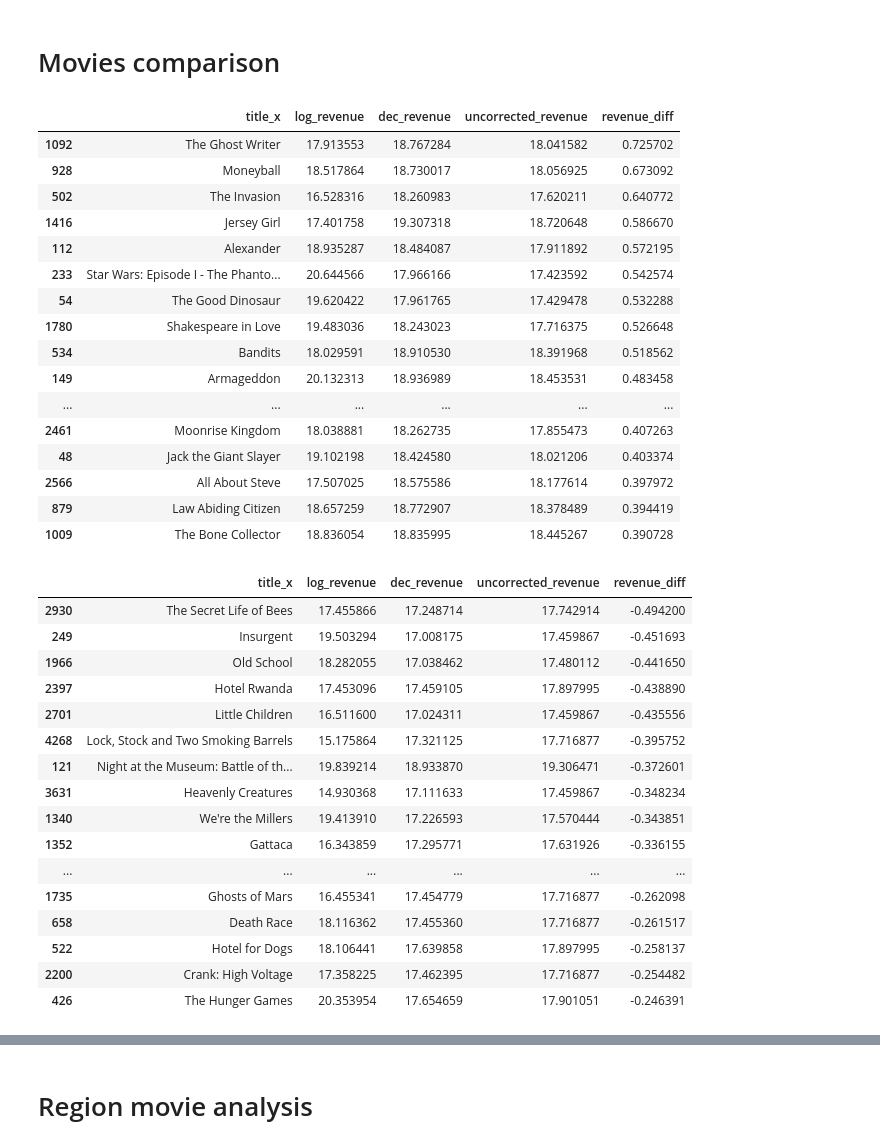
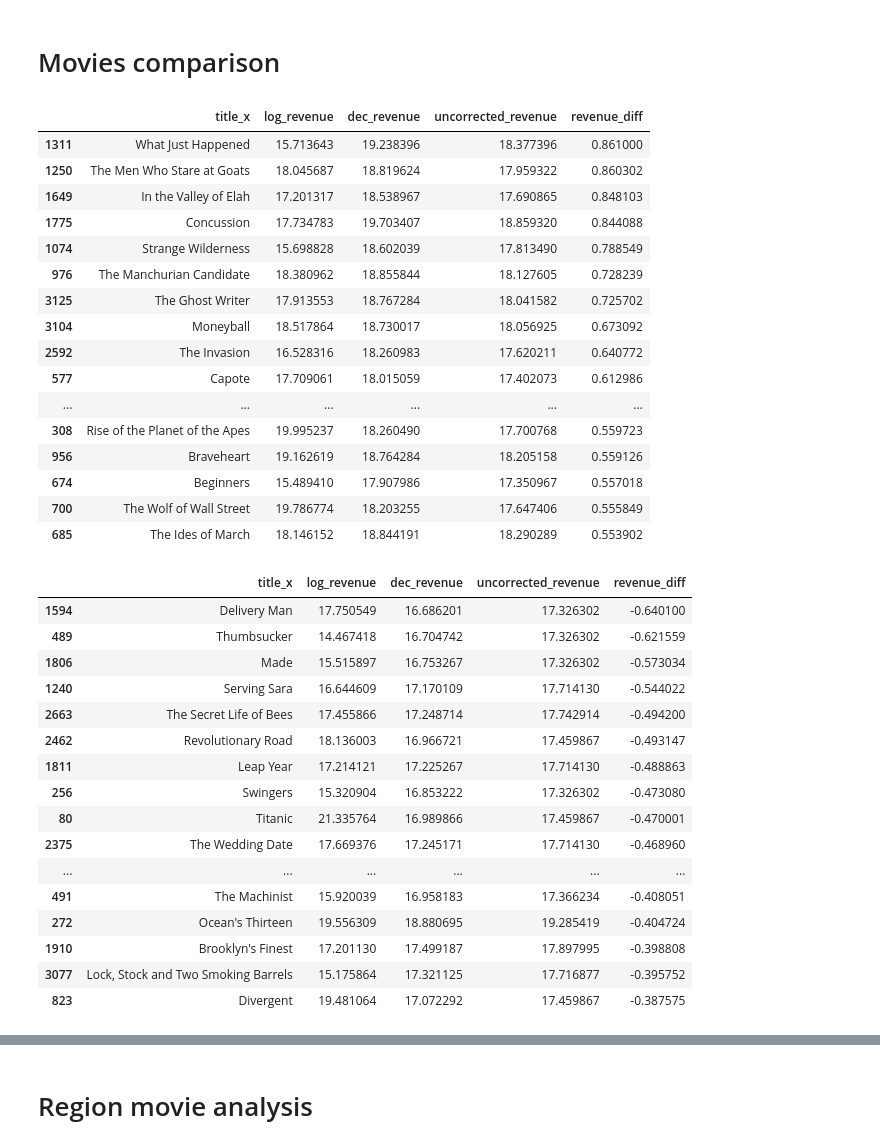
Before and after one commit to alex-medvedev-msc/FDS2020_Actors, a Jupyter notebook: report.ipynb, the cells around one changed output, grey strips where cells are left out. Drawn from its saved outputs; the diff is of its cells as text; code cells hidden in the pictures.

```diff
--- a/report.ipynb
+++ b/report.ipynb
@@ -274,51 +274,59 @@ Actors sorted by change of per-movie inlfuence caused by deconfounding
 # %%
 y_test_dec = lr_dec.predict(reg_test.numpy())
 y_test_lr = lr.predict(X_test.numpy())
 
-movies = loader.data_test.loc[:, ['title_x']]
-movies.loc[:, 'log_revenue'] = y_test.numpy()
-movies.loc[:, 'dec_revenue'] = y_test_dec
-movies.loc[:, 'uncorrected_revenue'] = y_test_lr
-movies.loc[:, 'revenue_diff'] = y_test_dec - y_test_lr
+y_train_dec = lr_dec.predict(reg_train.numpy())
+y_train_lr = lr.predict(X_train.numpy())
+
+y_dec = np.concatenate([y_train_dec, y_test_dec], axis=0)
+y_lr = np.concatenate([y_train_lr, y_test_lr], axis=0)
+
+movies = pd.concat([loader.data_train.loc[:, ['title_x']],
+                    loader.data_test.loc[:, ['title_x']]], axis=0, ignore_index=True)
+
+movies.loc[:, 'log_revenue'] = np.concatenate([y_train.numpy(), y_test.numpy()], axis=0)
+movies.loc[:, 'dec_revenue'] = y_dec
+movies.loc[:, 'uncorrected_revenue'] = y_lr
+movies.loc[:, 'revenue_diff'] = y_dec - y_lr
 movies.sort_values(by='revenue_diff', ascending=False).head(25)
 # %% [output]
 |  | title_x | log_revenue | dec_revenue | uncorrected_revenue | revenue_diff |
-| 1092 | The Ghost Writer | 17.913553 | 18.767284 | 18.041582 | 0.725702 |
-| 928 | Moneyball | 18.517864 | 18.730017 | 18.056925 | 0.673092 |
-| 502 | The Invasion | 16.528316 | 18.260983 | 17.620211 | 0.640772 |
-| 1416 | Jersey Girl | 17.401758 | 19.307318 | 18.720648 | 0.586670 |
-| 112 | Alexander | 18.935287 | 18.484087 | 17.911892 | 0.572195 |
-| 233 | Star Wars: Episode I - The Phanto... | 20.644566 | 17.966166 | 17.423592 | 0.542574 |
-| 54 | The Good Dinosaur | 19.620422 | 17.961765 | 17.429478 | 0.532288 |
-| 1780 | Shakespeare in Love | 19.483036 | 18.243023 | 17.716375 | 0.526648 |
-| 534 | Bandits | 18.029591 | 18.910530 | 18.391968 | 0.518562 |
-| 149 | Armageddon | 20.132313 | 18.936989 | 18.453531 | 0.483458 |
+| 1311 | What Just Happened | 15.713643 | 19.238396 | 18.377396 | 0.861000 |
+| 1250 | The Men Who Stare at Goats | 18.045687 | 18.819624 | 17.959322 | 0.860302 |
+| 1649 | In the Valley of Elah | 17.201317 | 18.538967 | 17.690865 | 0.848103 |
+| 1775 | Concussion | 17.734783 | 19.703407 | 18.859320 | 0.844088 |
+| 1074 | Strange Wilderness | 15.698828 | 18.602039 | 17.813490 | 0.788549 |
+| 976 | The Manchurian Candidate | 18.380962 | 18.855844 | 18.127605 | 0.728239 |
+| 3125 | The Ghost Writer | 17.913553 | 18.767284 | 18.041582 | 0.725702 |
+| 3104 | Moneyball | 18.517864 | 18.730017 | 18.056925 | 0.673092 |
+| 2592 | The Invasion | 16.528316 | 18.260983 | 17.620211 | 0.640772 |
+| 577 | Capote | 17.709061 | 18.015059 | 17.402073 | 0.612986 |
 | ... | ... | ... | ... | ... | ... |
-| 2461 | Moonrise Kingdom | 18.038881 | 18.262735 | 17.855473 | 0.407263 |
-| 48 | Jack the Giant Slayer | 19.102198 | 18.424580 | 18.021206 | 0.403374 |
-| 2566 | All About Steve | 17.507025 | 18.575586 | 18.177614 | 0.397972 |
-| 879 | Law Abiding Citizen | 18.657259 | 18.772907 | 18.378489 | 0.394419 |
-| 1009 | The Bone Collector | 18.836054 | 18.835995 | 18.445267 | 0.390728 |
+| 308 | Rise of the Planet of the Apes | 19.995237 | 18.260490 | 17.700768 | 0.559723 |
+| 956 | Braveheart | 19.162619 | 18.764284 | 18.205158 | 0.559126 |
+| 674 | Beginners | 15.489410 | 17.907986 | 17.350967 | 0.557018 |
+| 700 | The Wolf of Wall Street | 19.786774 | 18.203255 | 17.647406 | 0.555849 |
+| 685 | The Ides of March | 18.146152 | 18.844191 | 18.290289 | 0.553902 |
 # %%
 movies.sort_values(by='revenue_diff', ascending=True).head(25)
 # %% [output]
 |  | title_x | log_revenue | dec_revenue | uncorrected_revenue | revenue_diff |
-| 2930 | The Secret Life of Bees | 17.455866 | 17.248714 | 17.742914 | -0.494200 |
-| 249 | Insurgent | 19.503294 | 17.008175 | 17.459867 | -0.451693 |
-| 1966 | Old School | 18.282055 | 17.038462 | 17.480112 | -0.441650 |
-| 2397 | Hotel Rwanda | 17.453096 | 17.459105 | 17.897995 | -0.438890 |
-| 2701 | Little Children | 16.511600 | 17.024311 | 17.459867 | -0.435556 |
-| 4268 | Lock, Stock and Two Smoking Barrels | 15.175864 | 17.321125 | 17.716877 | -0.395752 |
-| 121 | Night at the Museum: Battle of th... | 19.839214 | 18.933870 | 19.306471 | -0.372601 |
-| 3631 | Heavenly Creatures | 14.930368 | 17.111633 | 17.459867 | -0.348234 |
-| 1340 | We're the Millers | 19.413910 | 17.226593 | 17.570444 | -0.343851 |
-| 1352 | Gattaca | 16.343859 | 17.295771 | 17.631926 | -0.336155 |
+| 1594 | Delivery Man | 17.750549 | 16.686201 | 17.326302 | -0.640100 |
+| 489 | Thumbsucker | 14.467418 | 16.704742 | 17.326302 | -0.621559 |
+| 1806 | Made | 15.515897 | 16.753267 | 17.326302 | -0.573034 |
+| 1240 | Serving Sara | 16.644609 | 17.170109 | 17.714130 | -0.544022 |
+| 2663 | The Secret Life of Bees | 17.455866 | 17.248714 | 17.742914 | -0.494200 |
+| 2462 | Revolutionary Road | 18.136003 | 16.966721 | 17.459867 | -0.493147 |
+| 1811 | Leap Year | 17.214121 | 17.225267 | 17.714130 | -0.488863 |
+| 256 | Swingers | 15.320904 | 16.853222 | 17.326302 | -0.473080 |
+| 80 | Titanic | 21.335764 | 16.989866 | 17.459867 | -0.470001 |
+| 2375 | The Wedding Date | 17.669376 | 17.245171 | 17.714130 | -0.468960 |
 | ... | ... | ... | ... | ... | ... |
-| 1735 | Ghosts of Mars | 16.455341 | 17.454779 | 17.716877 | -0.262098 |
-| 658 | Death Race | 18.116362 | 17.455360 | 17.716877 | -0.261517 |
-| 522 | Hotel for Dogs | 18.106441 | 17.639858 | 17.897995 | -0.258137 |
-| 2200 | Crank: High Voltage | 17.358225 | 17.462395 | 17.716877 | -0.254482 |
-| 426 | The Hunger Games | 20.353954 | 17.654659 | 17.901051 | -0.246391 |
+| 491 | The Machinist | 15.920039 | 16.958183 | 17.366234 | -0.408051 |
+| 272 | Ocean's Thirteen | 19.556309 | 18.880695 | 19.285419 | -0.404724 |
+| 1910 | Brooklyn's Finest | 17.201130 | 17.499187 | 17.897995 | -0.398808 |
+| 3077 | Lock, Stock and Two Smoking Barrels | 15.175864 | 17.321125 | 17.716877 | -0.395752 |
+| 823 | Divergent | 19.481064 | 17.072292 | 17.459867 | -0.387575 |
 # %%
 movies.sort_values(by='uncorrected_revenue', ascending=False).head(25)
 # %% [output]
```
Also changed, not shown: parts of 16 cells of this notebook.
